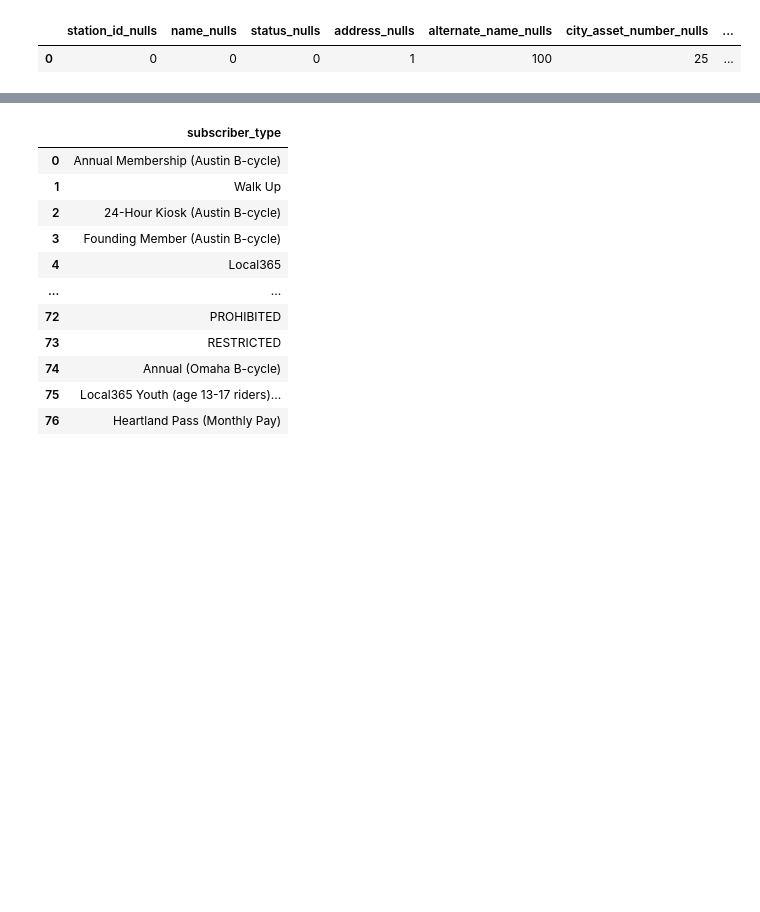
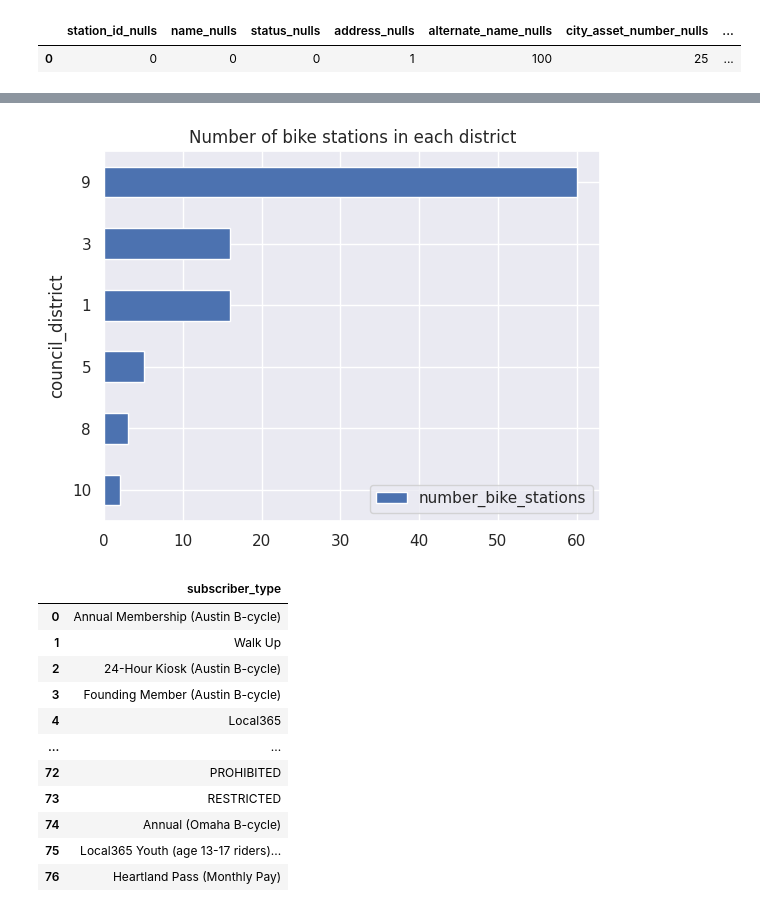
Before and after one commit to dan-bouchard/sql-big-query, a Jupyter notebook: sql_big_query.ipynb, the cells around one changed output, grey strips where cells are left out. Saved outputs shown, nothing was run; the diff lists cells and outputs as text; code cells hidden in the pictures; blank space fills up the shorter version.

```diff
--- a/sql_big_query.ipynb
+++ b/sql_big_query.ipynb
@@ -9,5 +9,9 @@ import pandas as pd
 
 #Imports google cloud client library
 from google.cloud import bigquery
+
+import matplotlib.pyplot as plt
+import seaborn as sns
+sns.set()
 # %%
 %load_ext google.cloud.bigquery
@@ -170,3 +163,7 @@ ORDER BY number_bike_stations DESC
+# %%
+bike_stations_for_each_district_df.set_index('council_district').sort_values(by='number_bike_stations').plot.barh(title='Number of bike stations in each district');
+# %% [output]
+[figure, added]
 # %%
 %%bigquery
 SELECT DISTINCT subscriber_type
```
Also changed, not shown: parts of 23 cells of this notebook.
